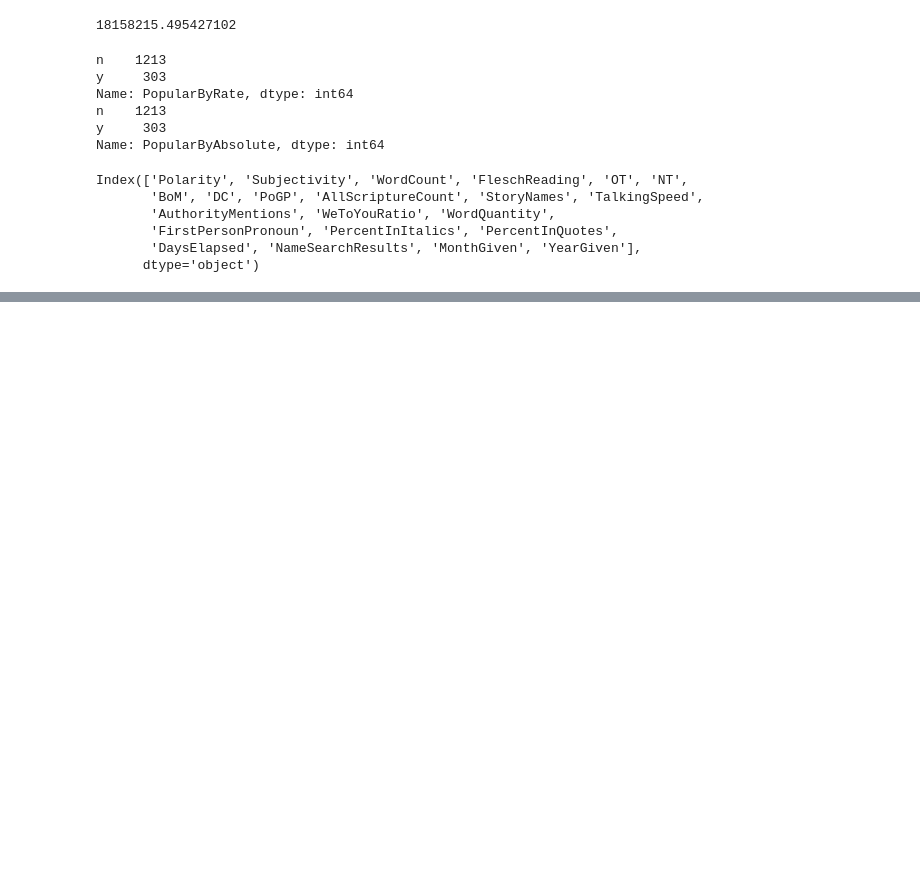
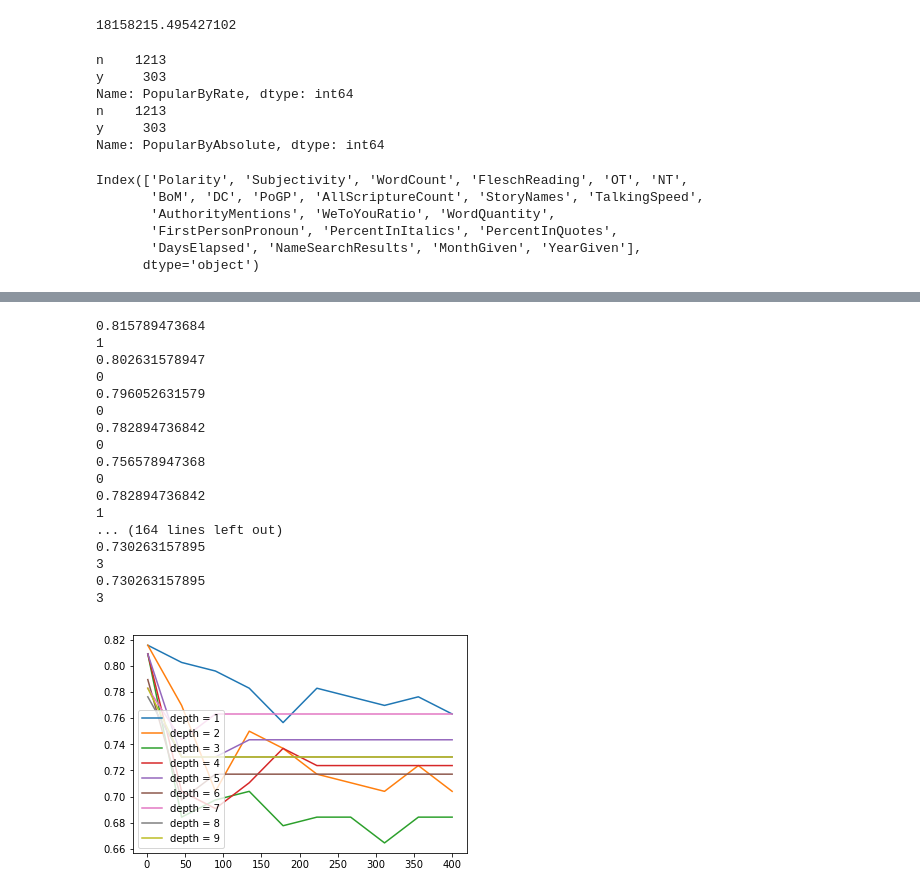
Before and after one commit to jacobobryant/cs478, a Jupyter notebook: analysis.ipynb, the cells around one changed output, grey strips where cells are left out. Drawn from its saved outputs; the diff is of its cells as text; code cells hidden in the pictures; blank space fills up the shorter version.

```diff
--- a/analysis.ipynb
+++ b/analysis.ipynb
@@ -173,0 +175,39 @@ plt.show()
+# %%
+xTrain, xTest = train_test_split(filtered,test_size = .10)
+
+#print(len(xTrain),len(xTest))
+yTrain, yTest = train_test_split(feature,test_size = .10)
+#print(len(yTrain),len(yTest))
+#xTrain, xTest = filtered[100:], filtered[:100]
+#yTrain, yTest = feature[100:], feature[:100]
+X = np.linspace(1,400,10)
+for p in range(1,10):
+    result = []
+    for n in range(1,400,40):
+        clf = GradientBoostingClassifier(n_estimators=n,learning_rate=1,max_depth=p,random_state=0).fit(xTrain,yTrain)
+        score = clf.score(xTest,yTest)
+        result.append(score)
+        print(score)
+        print(confusion_matrix(clf.predict(xTest),yTest)[1,1])
+    plt.plot(X,result,label = "depth = {}".format(p))
+plt.legend()
+plt.show()
+# %% [output]
+0.815789473684
+1
+0.802631578947
+0
+0.796052631579
+0
+0.782894736842
+0
+0.756578947368
+0
+0.782894736842
+1
+... (164 lines left out)
+0.730263157895
+3
+0.730263157895
+3
+[figure, added]
```
Also changed, not shown: parts of 4 cells of this notebook.
